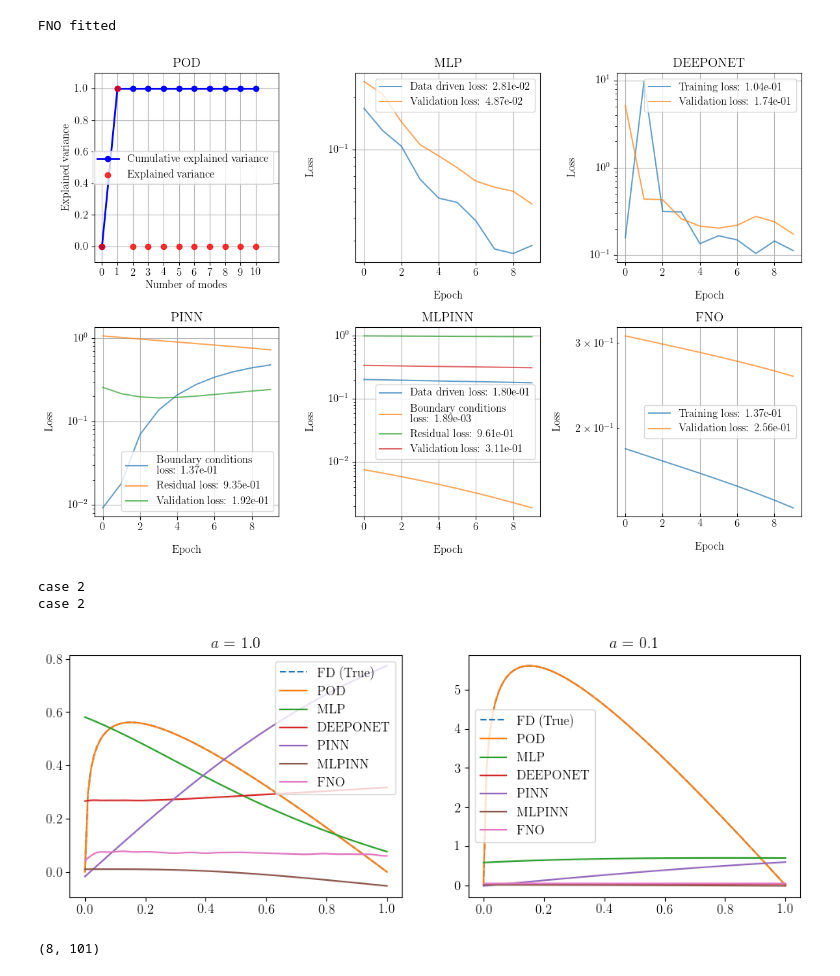
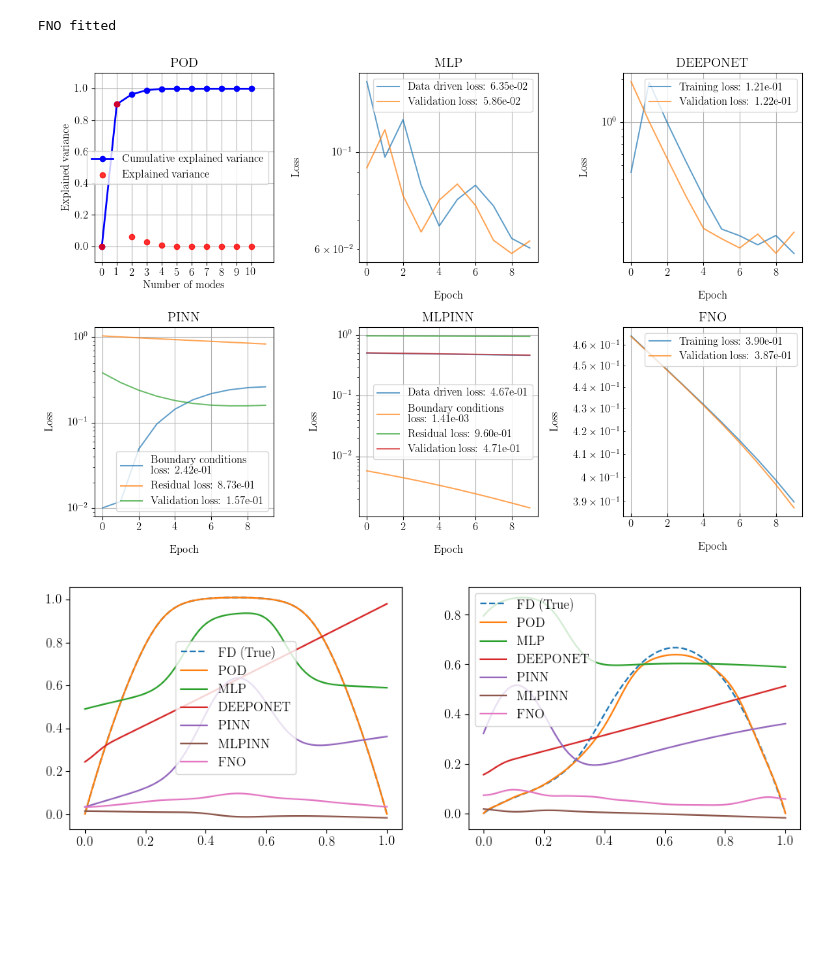
Before and after one commit to lechevaa/CEMRACS_SciML, a Jupyter notebook: notebooks/PoissonEquation/Poisson_step_3.ipynb, the cells around one changed output. Saved outputs shown, nothing was run; the diff lists cells and outputs as text; code cells hidden in the pictures; blank space fills up the shorter version.

```diff
--- a/notebooks/PoissonEquation/Poisson_step_3.ipynb
+++ b/notebooks/PoissonEquation/Poisson_step_3.ipynb
@@ -23,7 +27,18 @@ PARAMS_SOLVER
+# %%
+def logn_fct(grid, num_fct, sigma=0.1, centers=None):
+    D_logs = []
+
+    if centers is None:
+         centers = np.random.uniform(0.2, 0.8, num_fct)
+
+    for c in centers:
+        D_log = np.exp(-(grid - c)**2 / (2 * sigma**2)) + 1e-1
+        D_logs.append(D_log)
+
+    return np.stack(D_logs)
 # %%
-fct_D = lambda a, x : a * x
 x = np.linspace(0., 1., 101)
-D = fct_D(1.1, x)
+D = logn_fct(x, 1, centers=[0.5])[0]
 PARAMS_SOLVER['D'] = D
 # %%
 params_solver = copy.deepcopy(PARAMS_SOLVER)
@@ -44,6 +59,5 @@ plt.show()
 # %%
-a = np.linspace(0.5, 1.5, 11).reshape(-1, 1)
-VD = fct_D(a, x)
+VD = logn_fct(x, num_fct=100)
 # %%
 # Vectorized solver
 VU = solver.Vsolve(vect = 'D', D = VD)
@@ -150,45 +162,37 @@ for i, (ax, method) in enumerate(zip(axs.flatten(), all_methods)):
 fig.tight_layout()
 plt.show()
 # %% [output]
-[figure, old version]
+[figure, new version]
 # %%
-new_a = 1.
-new_D = fct_D(new_a, solver.x)
+new_D = logn_fct(solver.x, 1, centers=[0.5])[0]
 solver.change_D(D=new_D)
 U_FD = solver.solve
 
 fig, (ax_0, ax_1) = plt.subplots(1, 2, figsize= (12, 4))
 ax_0.plot(solver.x, U_FD, '--', label=f'FD (True)')
 
 for method in all_methods:
     U_pred = all_methods[method].apply_method(phi = new_D, D = new_D).flatten()
     ax_0.plot(solver.x, U_pred, label=f'{method}')
 
-ax_0.title.set_text(f'$a$ = {new_a}')
+# ax_0.title.set_text(f'$a$ = {new_a}')
 ax_0.legend()
 
-OOD_a = 0.1
-OOD_D = fct_D(OOD_a, solver.x)
+OOD_D = logn_fct(solver.x, 1, centers=[0.1])[0]
 solver.change_D(D=OOD_D)
 U_OOD = solver.solve
 
 ax_1.plot(solver.x, U_OOD, '--', label=f'FD (True)')
 
 for method in all_methods:
     U_pred = all_methods[method].apply_method(phi = OOD_D, D = OOD_D).flatten()
     ax_1.plot(solver.x, U_pred, label=f'{method}')
 
-ax_1.title.set_text(f'$a$ = {OOD_a}')
+# ax_1.title.set_text(f'$a$ = {OOD_a}')
 ax_1.legend()
 plt.show()
 # %% [output]
-case 2
-case 2
-[figure, old version]
+[figure, new version]
-# %%
-d_train.shape
-# %% [output]
-(8, 101)
 # %%
 fig, axs = plt.subplots(2, 3, figsize=(12, 8))
 
```
Also changed, not shown: parts of 8 cells of this notebook, 3 other files.
